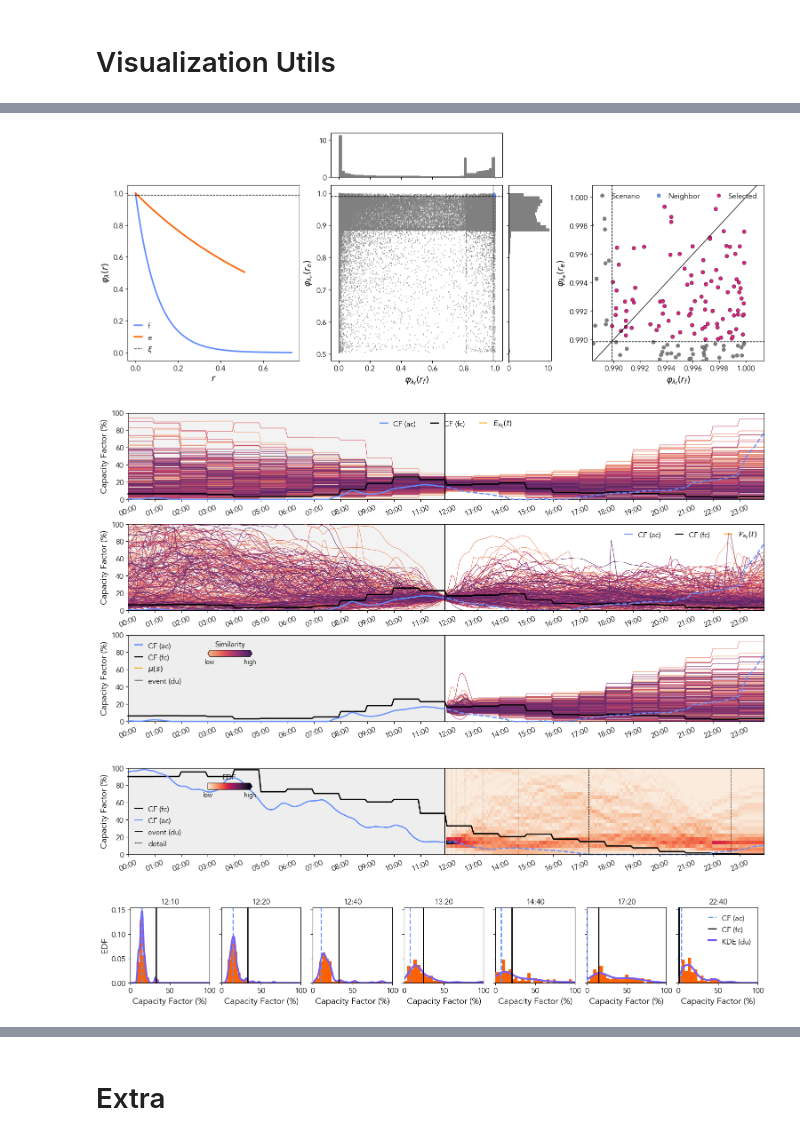
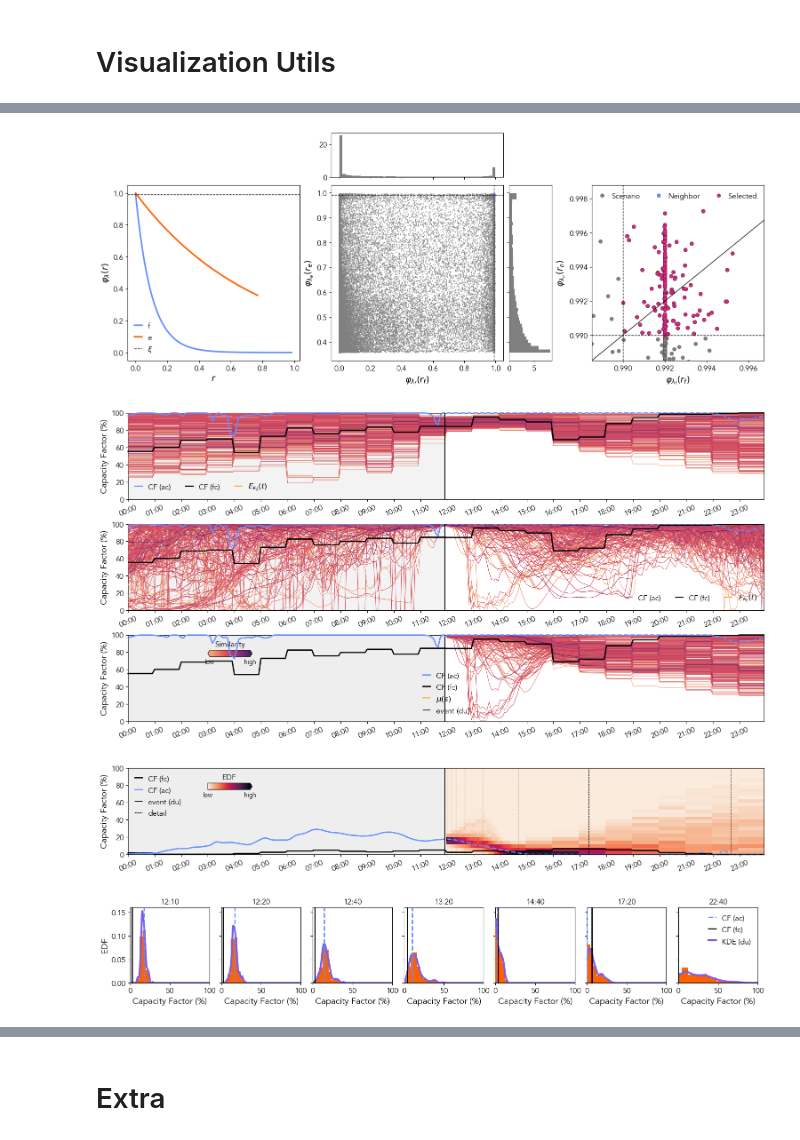
Before and after one commit to gterren/functional_forecast_dynamic_update, a Jupyter notebook: ffc_viz.ipynb, the cells around one changed output, grey strips where cells are left out. Drawn from its saved outputs; the diff is of its cells as text; code cells hidden in the pictures.

```diff
--- a/ffc_viz.ipynb
+++ b/ffc_viz.ipynb
@@ -327,7 +327,7 @@ def _scenario_filtering(W_, d_h_, d_p_, xi, gamma, kappa_min, kappa_max):
 # sprasest: 4
 
 a = 1
-d = 9
+d = 2
 t = 12 * 12
 file_name = f"{a}-{d}-{t}"
 print(file_name)
@@ -365,8 +365,8 @@ psi_2_ = _exponential_decay(t, lookup_rate)
 psi_ = np.concatenate([psi_1_, psi_2_], axis=0)
 
 # d: Euclidean distance between samples weighted by importance weights
-d_f_ = _euclidian_dist(F_tr_[:, :t], f_, w_=phi_)
-d_e_ = _euclidian_dist(E_tr_, e_, w_=psi_)
+d_f_ = _euclidian_dist(F_tr_[:, :t], f_, w_ = phi_)
+d_e_ = _euclidian_dist(E_tr_, e_, w_ = psi_)
 d_h_ = _haversine_dist(x_ts_[a, :], x_tr_)
 d_p_ = _periodic_dist(t_tr_[d], t_tr_)
 print(x_tr_.shape, x_ts_.shape, d_h_.shape)
@@ -375,7 +375,7 @@ print(t_tr_.shape, t_ts_.shape, d_p_.shape)
 # w: normalized weights distance across observations based on the exponential link function
 w_f_ = _kernel(d_f_, length_scale_f)
 w_e_ = _kernel(d_e_, length_scale_e)
-W_ = np.stack([w_f_, w_e_])
+W_   = np.stack([w_f_, w_e_])
 
 w_, idx_rank_, idx_bool_, idx_1_, idx_2_, xi, gamma, sigma, status = (
     _scenario_filtering(W_, d_h_, d_p_, xi, gamma, kappa_min, kappa_max)
@@ -397,25 +397,4 @@ M_ = np.zeros((idx_2_.shape[0], eta_.shape[0]))
 for i, j in zip(idx_2_, range(idx_2_.shape[0])):
     M_[j, :] = F_tr_[i, t:] * (1.0 - eta_) + E_tr_[i, t:] * eta_
 print(M_.shape)
-
-
-fig, _ax = plt.subplots(1, 1, figsize=(15, 2.5), layout="constrained")
-
-_plot_forecast_parameters(_ax, f_, e_, f_hat_, phi_, psi_, eta_, dx_, dt_, t)
-
-plt.show()
-
-fig, _ax = plt.subplot_mosaic(
-    [["a"], ["b"], ["c"]],
-    figsize=(15, 7.5),
-    layout="constrained",
-)
-
-_plot_forecasts(_ax["a"], F_tr_, E_tr_, M_, f_, w_, idx_2_, dx_, dt_, t)
-
-_plot_scenarios(_ax["b"], F_tr_, E_tr_, M_, f_, w_, idx_2_, dx_, dt_, t)
-
-_plot_updates(_ax["c"], F_tr_, E_tr_, M_, f_, w_, idx_2_, dx_, dt_, t)
-
-plt.show()
 # %% [output]
@@ -836,5 +837,6 @@ plt.show()
 # %%
-def _fneighborhood(_ax, d_f_, d_e_, w_f_, w_e_, w_, idx_0_, idx_1_, idx_2_, xi):
+def _fneighborhood(_ax, d_f_, d_e_, w_f_, w_e_, w_,
+                   idx_0_, idx_1_, idx_2_, xi):
 
     _ax["a"].plot(
         d_f_[np.argsort(d_f_)],
@@ -914,34 +916,34 @@ def _fneighborhood(_ax, d_f_, d_e_, w_f_, w_e_, w_, idx_0_, idx_1_, idx_2_, xi):
 
     _ax["b"].set_ylabel(r"$\varphi_{\lambda_e} (r_{e})$", size=14)
     _ax["b"].set_xlabel(r"$\varphi_{\lambda_f} (r_{f})$", size=14)
     _ax["b"].tick_params(axis="both", labelsize=12)
 
     _ax["c"].hist(w_f_, bins=50, color="gray", density=True)
 
     _ax["c"].tick_params(axis="both", labelsize=12)
 
     _ax["d"].hist(w_e_, bins=50, color="gray", density=True, orientation="horizontal")
 
     _ax["d"].tick_params(axis="both", labelsize=12)
 
 fig, _ax = plt.subplot_mosaic(
     [
         [".", ".", "c", ".", ".", "."],
         ["a", "a", "b", "d", "e", "e"],
         ["a", "a", "b", "d", "e", "e"],
     ],
     figsize=(15, 5.75),
     layout="constrained",
     gridspec_kw=dict(width_ratios=(2, 2, 4, 1, 2, 2), height_ratios=(1, 2, 2)),
 )
 
 _fneighborhood(_ax, d_f_, d_e_, w_f_, w_e_, w_, idx_bool_, idx_1_, idx_2_, xi)
 
 plt.savefig(path_to_images + r"/fneighbor.png", bbox_inches="tight", dpi=300)
 
 plt.show()
 # %% [output]
-[figure, old version]
+[figure, new version]
 # %%
 def _plot_forecasts(_ax, F_tr_, E_tr_, M_, f_, w_, idx_, dx_, dt_, t):
 
@@ -1129,7 +1131,7 @@ plt.savefig(path_to_images + r"/scenarios_fc.png", bbox_inches="tight", dpi=300)
 
 plt.show()
 # %% [output]
-[figure, old version]
+[figure, new version]
 # %%
 def _plot_histogram_cuts(_ax, M_, f_, e_, f_hat_, dx_, dt_, t, cuts_):
 
@@ -1255,7 +1257,6 @@ def _plot_density_heatmap(_ax, M_, f_, e_, f_hat_, dx_, dt_, t, cuts_):
 
     cbar.ax.set_title("EDF", rotation=0)
 
-
 cuts_ = [2, 4, 8, 16, 32, 64, 128]
 
 fig, _ax = plt.subplots(1, 1, figsize=(15, 2.5), layout="constrained")
@@ -1276,5 +1277,5 @@ plt.savefig(path_to_images + r"/hist_cutoffs.pdf", bbox_inches="tight", dpi=300)
 
 plt.show()
 # %% [output]
-[figure, old version]
+[figure, new version]
-[figure, old version]
+[figure, new version]
```
Also changed, not shown: parts of 12 cells of this notebook, 4 other files.
